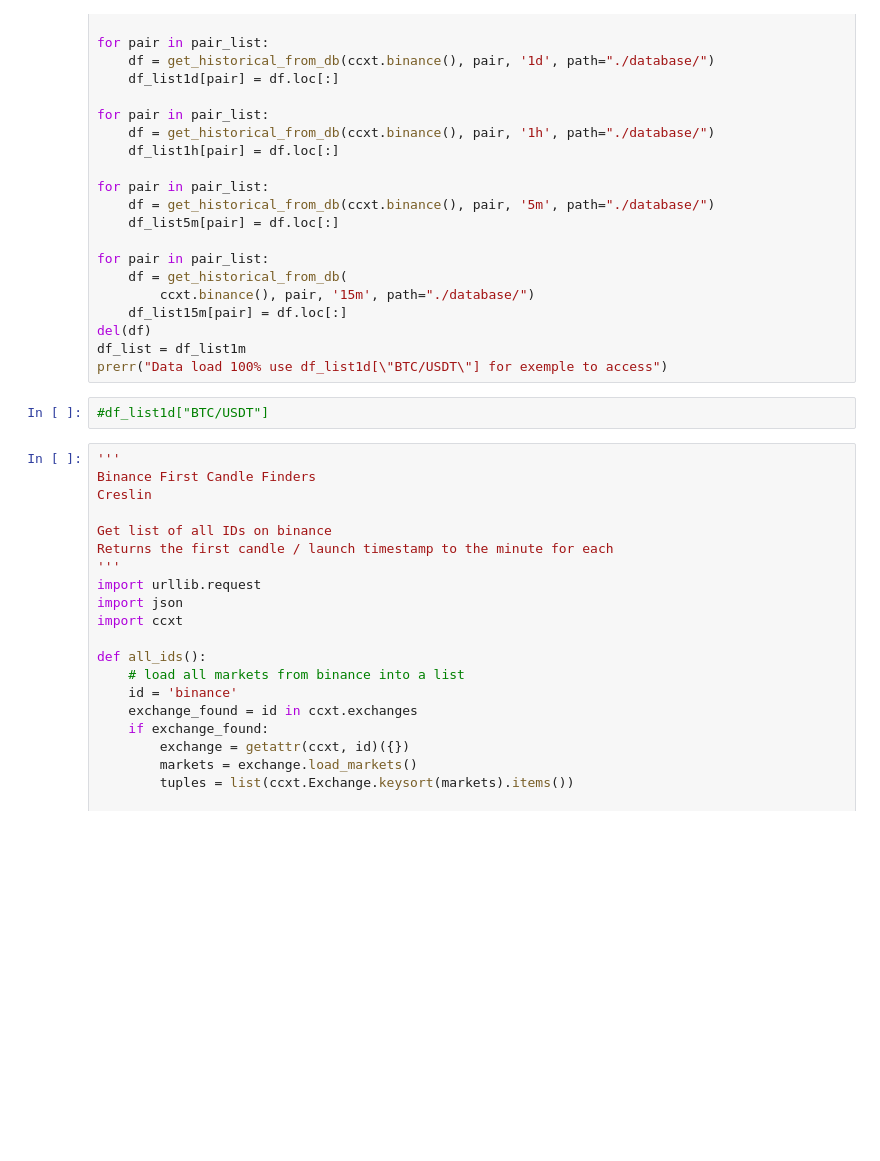
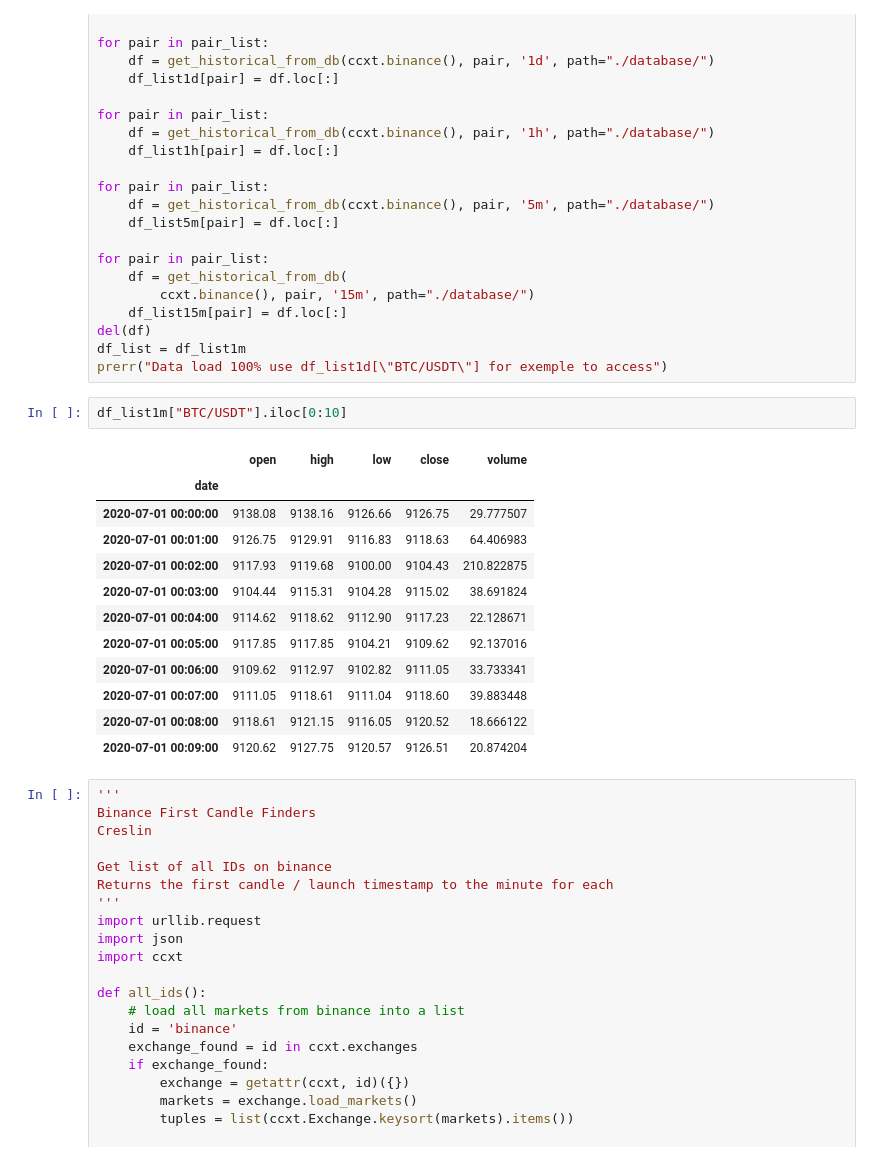
Before and after one commit to AyoubJadouli/Crypto_backtest_tools, a Jupyter notebook: Xdata.ipynb, the cells around one changed output. Saved outputs shown, nothing was run; the diff lists cells and outputs as text; blank space fills up the shorter version.

```diff
--- a/Xdata.ipynb
+++ b/Xdata.ipynb
@@ -177,8 +190,21 @@ for pair in pair_list:
 del(df)
 df_list = df_list1m
 prerr("Data load 100% use df_list1d[\"BTC/USDT\"] for exemple to access")
-# %%
-#df_list1d["BTC/USDT"]
+# %%
+df_list1m["BTC/USDT"].iloc[0:10]
+# %% [output]
+|  | open | high | low | close | volume |
+| date |  |  |  |  |  |
+| 2020-07-01 00:00:00 | 9138.08 | 9138.16 | 9126.66 | 9126.75 | 29.777507 |
+| 2020-07-01 00:01:00 | 9126.75 | 9129.91 | 9116.83 | 9118.63 | 64.406983 |
+| 2020-07-01 00:02:00 | 9117.93 | 9119.68 | 9100.00 | 9104.43 | 210.822875 |
+| 2020-07-01 00:03:00 | 9104.44 | 9115.31 | 9104.28 | 9115.02 | 38.691824 |
+| 2020-07-01 00:04:00 | 9114.62 | 9118.62 | 9112.90 | 9117.23 | 22.128671 |
+| 2020-07-01 00:05:00 | 9117.85 | 9117.85 | 9104.21 | 9109.62 | 92.137016 |
+| 2020-07-01 00:06:00 | 9109.62 | 9112.97 | 9102.82 | 9111.05 | 33.733341 |
+| 2020-07-01 00:07:00 | 9111.05 | 9118.61 | 9111.04 | 9118.60 | 39.883448 |
+| 2020-07-01 00:08:00 | 9118.61 | 9121.15 | 9116.05 | 9120.52 | 18.666122 |
+| 2020-07-01 00:09:00 | 9120.62 | 9127.75 | 9120.57 | 9126.51 | 20.874204 |
 # %%
 '''
 Binance First Candle Finders
```
Also changed, not shown: parts of 36 cells of this notebook, 7 other files.
